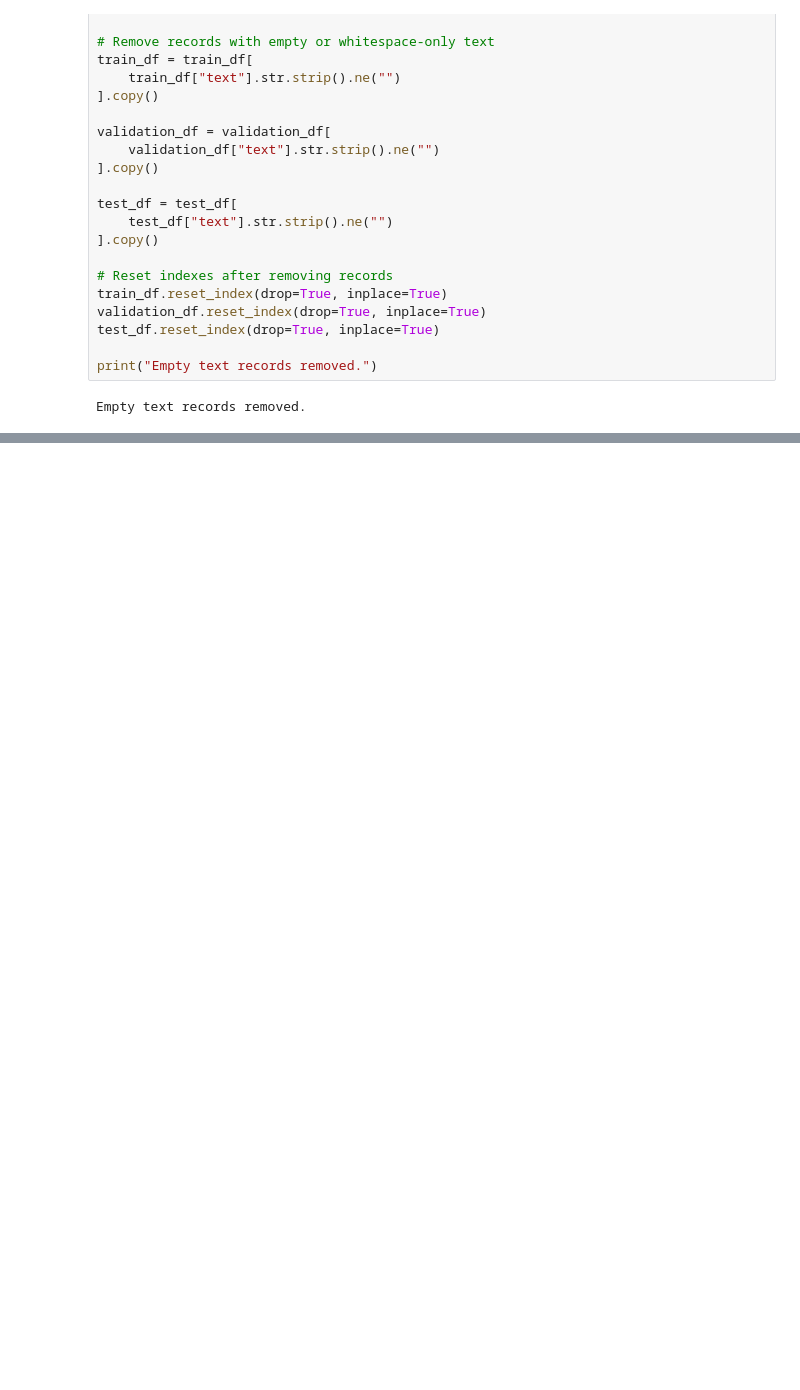
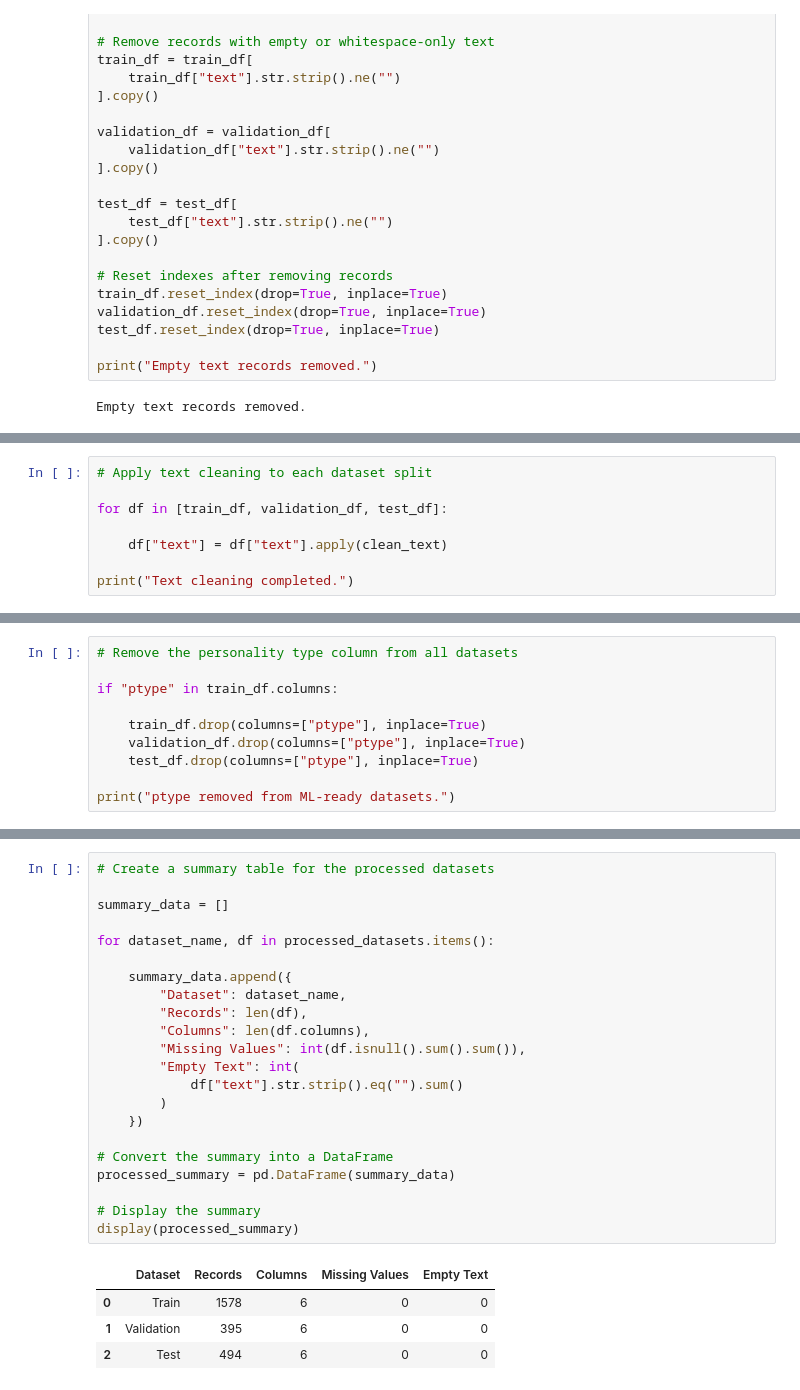
Before and after one commit to Armi-123/AI-CV-Personality-Analyzer, a Jupyter notebook: PersonaHire_AI/notebooks/02_data_preprocessing.ipynb, the cells around one changed output, grey strips where cells are left out. Cells and saved outputs as stored; diff of their text form; blank space fills up the shorter version.

```diff
--- a/PersonaHire_AI/notebooks/02_data_preprocessing.ipynb
+++ b/PersonaHire_AI/notebooks/02_data_preprocessing.ipynb
@@ -411,0 +515,8 @@ Empty text records removed.
+# %%
+# Apply text cleaning to each dataset split
+
+for df in [train_df, validation_df, test_df]:
+
+    df["text"] = df["text"].apply(clean_text)
+
+print("Text cleaning completed.")
@@ -411,0 +676,10 @@ Empty text records removed.
+# %%
+# Remove the personality type column from all datasets
+
+if "ptype" in train_df.columns:
+
+    train_df.drop(columns=["ptype"], inplace=True)
+    validation_df.drop(columns=["ptype"], inplace=True)
+    test_df.drop(columns=["ptype"], inplace=True)
+
+print("ptype removed from ML-ready datasets.")
@@ -411,0 +800,27 @@ Empty text records removed.
+# %%
+# Create a summary table for the processed datasets
+
+summary_data = []
+
+for dataset_name, df in processed_datasets.items():
+
+    summary_data.append({
+        "Dataset": dataset_name,
+        "Records": len(df),
+        "Columns": len(df.columns),
+        "Missing Values": int(df.isnull().sum().sum()),
+        "Empty Text": int(
+            df["text"].str.strip().eq("").sum()
+        )
+    })
+
+# Convert the summary into a DataFrame
+processed_summary = pd.DataFrame(summary_data)
+
+# Display the summary
+display(processed_summary)
+# %% [output]
+|  | Dataset | Records | Columns | Missing Values | Empty Text |
+| 0 | Train | 1578 | 6 | 0 | 0 |
+| 1 | Validation | 395 | 6 | 0 | 0 |
+| 2 | Test | 494 | 6 | 0 | 0 |
```
Also changed, not shown: parts of 26 cells of this notebook.
